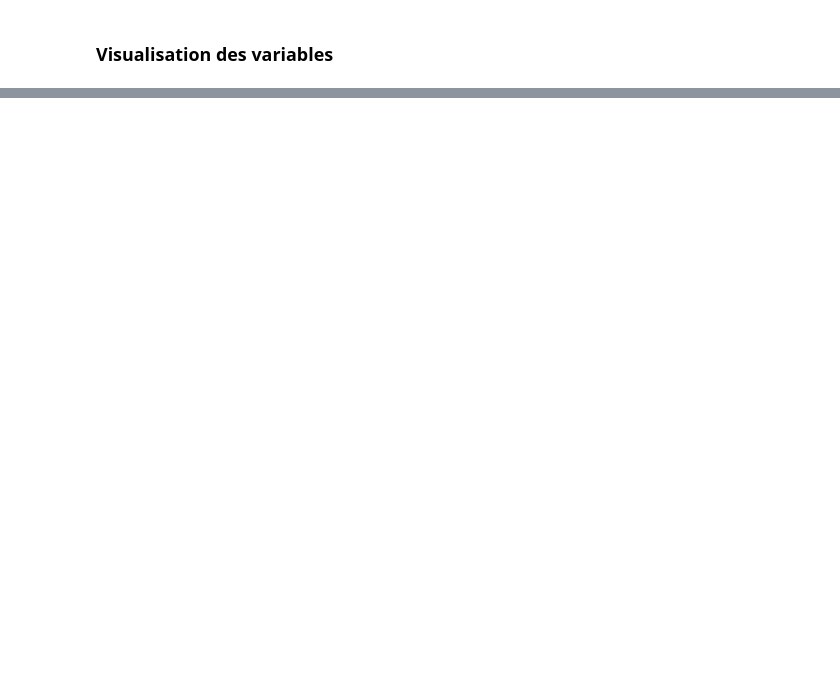
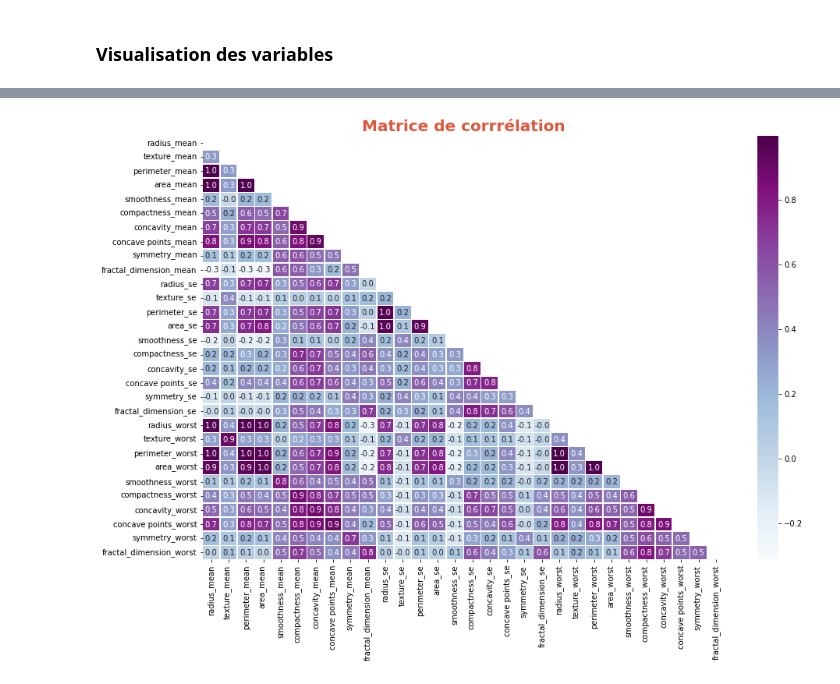
Before and after one commit to Erebz/DataScience, a Jupyter notebook: TP_BreastCancer.ipynb, the cells around one changed output, grey strips where cells are left out. Cells and saved outputs as stored; diff of their text form; code cells hidden in the pictures; blank space fills up the shorter version.

```diff
--- a/TP_BreastCancer.ipynb
+++ b/TP_BreastCancer.ipynb
@@ -70,0 +83,21 @@ plt.show()
+# %%
+correlations = df_cancer.corr()
+masque = np.triu(np.ones_like(correlations, dtype = bool))
+
+plt.figure(figsize=(15, 10))
+sns.heatmap(correlations,
+            mask = masque,
+            cmap = 'BuPu',
+            annot = True,
+            linewidths = 0.5,
+            fmt = ".1f")
+
+plt.title('Matrice de corrrélation',
+          fontsize = 20,
+          weight = 'semibold',
+          color = '#de573c'
+         )
+
+plt.show()
+# %% [output]
+[figure, added]
```
Also changed, not shown: parts of 12 cells of this notebook, 3 other files.
